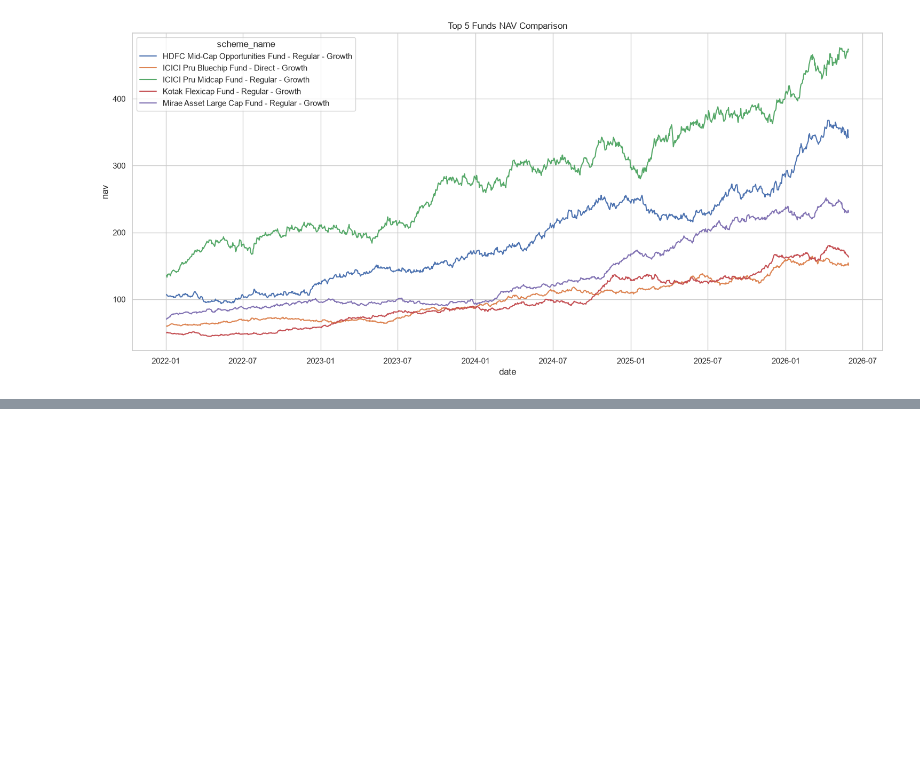
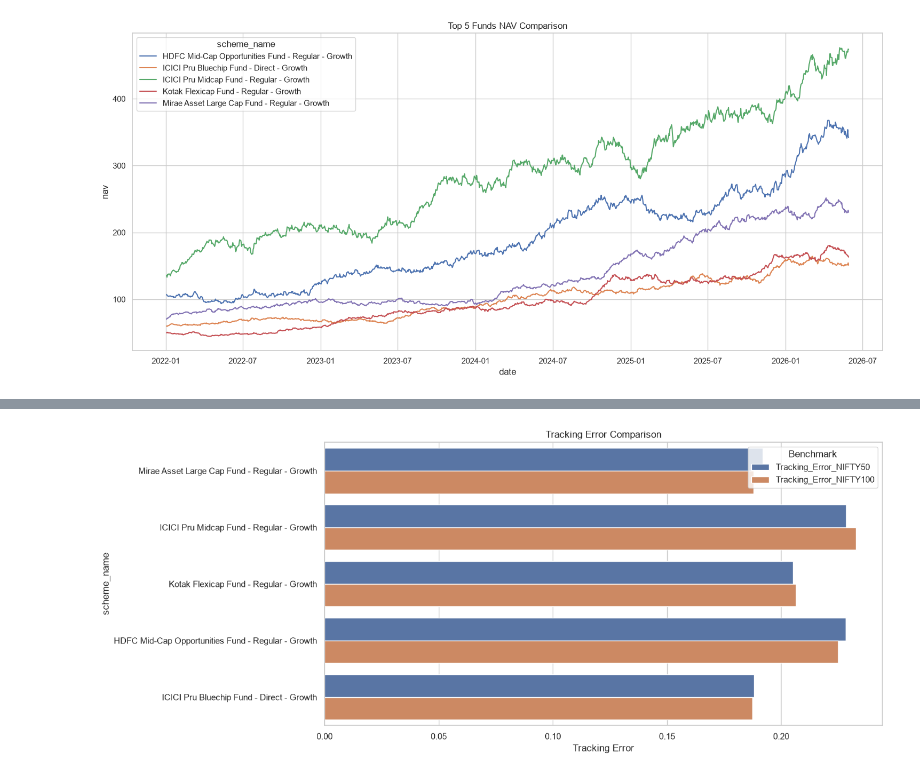
Before and after one commit to ricky01-404/BLUESTOCK_MF_CAPSTONE, a Jupyter notebook: notebooks/performance_analytics.ipynb, the cells around one changed output, grey strips where cells are left out. Saved outputs shown, nothing was run; the diff lists cells and outputs as text; code cells hidden in the pictures; blank space fills up the shorter version.

```diff
--- a/notebooks/performance_analytics.ipynb
+++ b/notebooks/performance_analytics.ipynb
@@ -749,0 +941,32 @@ tracking_error
+# %%
+tracking_plot = tracking_error.melt(
+    id_vars=["scheme_name"],
+    value_vars=[
+        "Tracking_Error_NIFTY50",
+        "Tracking_Error_NIFTY100"
+    ],
+    var_name="Benchmark",
+    value_name="Tracking Error"
+)
+
+plt.figure(figsize=(14,6))
+
+sns.barplot(
+    data=tracking_plot,
+    x="Tracking Error",
+    y="scheme_name",
+    hue="Benchmark"
+)
+
+plt.title("Tracking Error Comparison")
+
+plt.tight_layout()
+
+plt.savefig(
+    "../reports/tracking_error_comparison.png",
+    dpi=300
+)
+
+plt.show()
+# %% [output]
+[figure, added]
```
Also changed, not shown: parts of 12 cells of this notebook, 5 other files.
